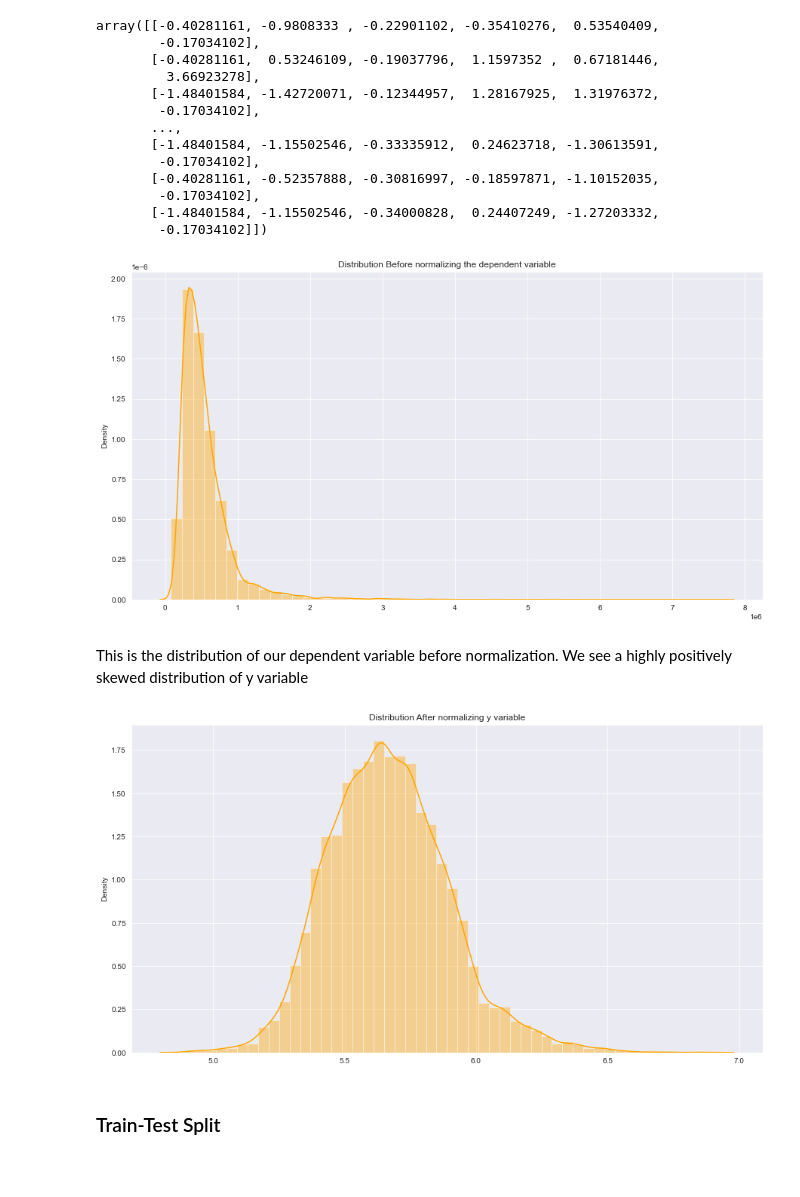
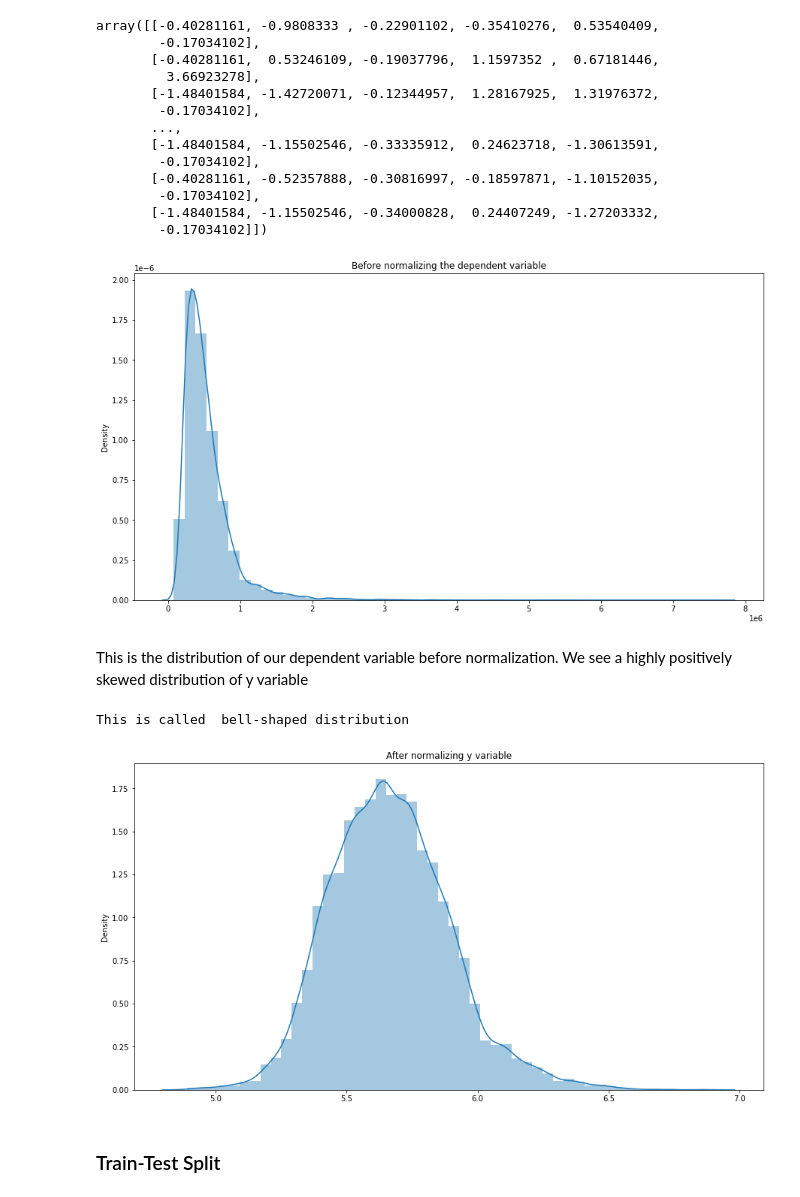
Before and after one commit to bulemi2/PPROJECT, a Jupyter notebook: HOUSING.ipynb, the cells around one changed output. Cells and saved outputs as stored; diff of their text form; code cells hidden in the pictures; blank space fills up the shorter version.

Commit message:
Revert "UpdatEs"

```diff
--- a/HOUSING.ipynb
+++ b/HOUSING.ipynb
@@ -244,10 +237,7 @@ plt.show()
 # %%
-# Correlation matrix for variables in dataset
-
+# Correlation matrix
 plt.figure(figsize=(15, 8))
-sns.set_style("darkgrid")
 sns.heatmap(data.corr(), annot=True, cmap='viridis', fmt='.2f')
 plt.title("Correlation Matrix")
-
 plt.show()
 # %% [output]
@@ -613,11 +580,19 @@ plt.show()
 # %%
-# Create box plots to visualize outliers for the updated data.
-
+# Create box plots to visualize outliers
 plt.figure(figsize=(12, 6))
 sns.boxplot(data=data_updated[['price', 'bedrooms', 'bathrooms', 'sqft_living','sqft_above','sqft_living15']])
-sns.set_style('darkgrid')
-plt.title('Box Plot - Outlier Identification')
+plt.title('Box Plot - Outlier Detection')
 plt.xticks(rotation=45)
+plt.show()
 
-plt.show()
+# Calculate z-scores for numerical features
+numeric_features = ['price', 'bedrooms', 'bathrooms', 'sqft_living','sqft_above','sqft_living15']
+z_scores = data_updated[numeric_features].apply(lambda x: (x - x.mean()) / x.std())
+
+# Identify outliers based on z-score threshold (e.g., z-score > 3 or z-score < -3)
+outliers = data_updated[(z_scores > 3).any(axis=1)]
+
+# Print the outliers
+# Outliers
+outliers
 # %% [output]
@@ -695,34 +675,29 @@ array([[-0.40281161, -0.9808333 , -0.22901102, -0.35410276,  0.53540409,
        [-1.48401584, -1.15502546, -0.34000828,  0.24407249, -1.27203332,
         -0.17034102]])
 # %%
-# checking the distribution of the dependent variable
+# Lets check the distribution of the dependent variable
 plt.figure(figsize=(15,8))
-sns.set_style('darkgrid')
-sns.distplot(y,color="orange");
+sns.distplot(y);
 plt.xticks(rotation=0);
 
-plt.title("Distribution Before normalizing the dependent variable");
-
-plt.show()
+plt.title("Before normalizing the dependent variable");
 # %% [output]
-[figure, old version]
+[figure, new version]
 # %% [markdown]
 This is the distribution of our dependent variable before normalization.
 We see a highly positively skewed distribution of y variable
 # %%
-# normalized the y variable using log10
 y = np.log10(y)
-
-# visualizing Y
+#we just normalized the y variable using log10 which is available in numpy package
+#now lets plot the data
 plt.figure(figsize=(15,8))
-sns.set_style('darkgrid')
-sns.distplot(y,color='orange');
+sns.distplot(y);
 plt.xticks(rotation=0);
-plt.title("Distribution After normalizing y variable")
-
-plt.show()
+plt.title("After normalizing y variable");
+print("This is called  bell-shaped distribution")
 # %% [output]
+This is called  bell-shaped distribution
-[figure, old version]
+[figure, new version]
 # %% [markdown]
 ### Train-Test Split
 # %%
```
Also changed, not shown: parts of 85 cells of this notebook, 3 other files.
